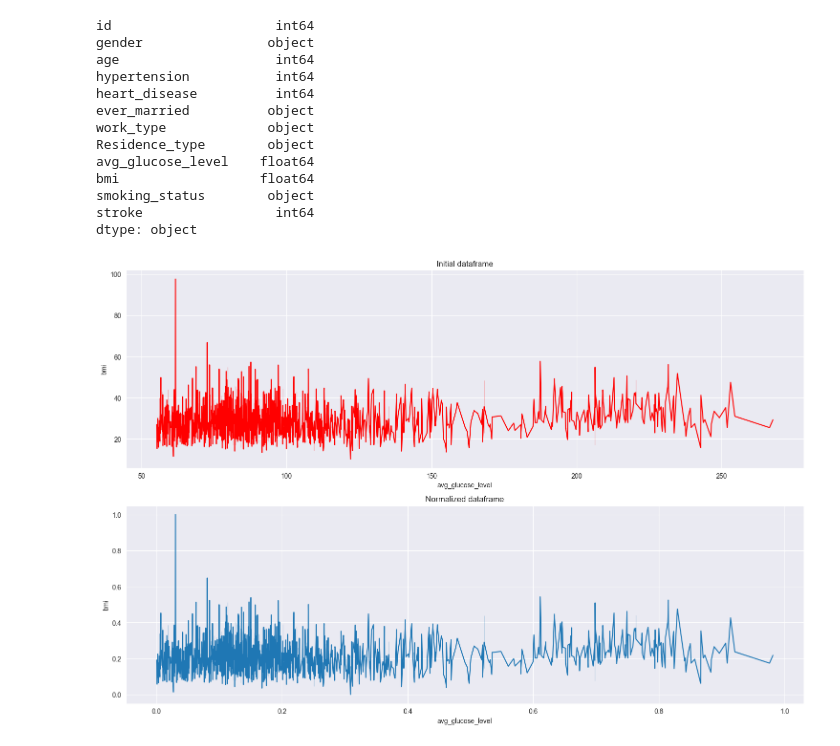
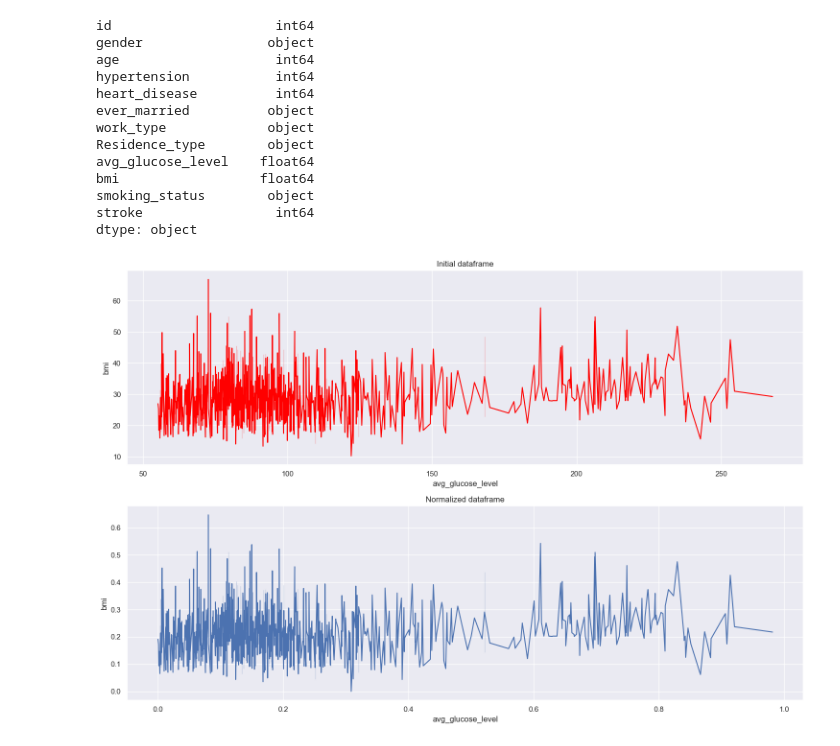
Before and after one commit to saulbadman3/DataAnalysis, a Jupyter notebook: Lab4/lab4_2.ipynb, the cells around one changed output. Drawn from its saved outputs; the diff is of its cells as text; code cells hidden in the pictures.

```diff
--- a/Lab4/lab4_2.ipynb
+++ b/Lab4/lab4_2.ipynb
@@ -50,12 +52,15 @@ dtype: object
 # %%
 # num_headers: list = ["smv"]
 num_headers: list = ["avg_glucose_level", "bmi"]
-def normalize_data(df: pd.DataFrame, columns: list) -> pd.DataFrame:
+def pd_normalize_data(df: pd.DataFrame, columns: list) -> pd.DataFrame:
     for column in columns:
         df[column] = (df[column]-df[column].min())/(df[column].max()-df[column].min())
     return df
 
-def standartize_data(df: pd.DataFrame, columns: list) -> pd.DataFrame:
+def pd_standartize_data(df: pd.DataFrame, columns: list) -> pd.DataFrame:
     for column in columns:
         df[column] = (df[column]-df[column].mean())/df[column].std()
     return df
+# %%
+pd_normalize_copy = pd_df.copy(deep=True)
+normalized_df = pd_normalize_data(pd_normalize_copy, num_headers)
@@ -62,20 +70,23 @@ def standartize_data(df: pd.DataFrame, columns: list) -> pd.DataFrame:
 # %%
-pd_normalize_copy = pd_df.copy(deep=True)
-normalized_df = normalize_data(pd_normalize_copy, num_headers)
-sns.set_style("darkgrid")
+def pd_draw_normalized(df: pd.DataFrame, normalized_df: pd.DataFrame) -> None:
+    sns.set_style("darkgrid")
+    fig: plt.Figure
+    ax: tuple[plt.Axes, plt.Axes]
 
-fig, ax = plt.subplots(nrows=2, ncols=1, figsize=(15, 10))
+    fig, ax  = plt.subplots(nrows=2, ncols=1, figsize=(15, 10))
 
-sns.lineplot(data=pd_df.iloc[1000:2500], x='avg_glucose_level', y='bmi', ax=ax[0], color='red')
-ax[0].set_title("Initial dataframe")
+    sns.lineplot(data=df.iloc[1000:2000], x='avg_glucose_level', y='bmi', ax=ax[0], color='red')
+    ax[0].set_title("Initial dataframe")
 
-sns.lineplot(data=normalized_df.iloc[1000:2500], x='avg_glucose_level', y='bmi', ax=ax[1])
-ax[1].set_title("Normalized dataframe")
+    sns.lineplot(data=normalized_df.iloc[1000:2000], x='avg_glucose_level', y='bmi', ax=ax[1])
+    ax[1].set_title("Normalized dataframe")
 
-ax[0].grid(True)
-ax[1].grid(True)
-plt.tight_layout()
-plt.show()
+    ax[0].grid(True)
+    ax[1].grid(True)
+    plt.tight_layout()
+    plt.show()
-# %% [output]
-[figure, removed]
+# %%
+pd_draw_normalized(pd_df, normalized_df)
+# %% [output]
+[figure, added]
 # %%
```
Also changed, not shown: parts of 15 cells of this notebook.
